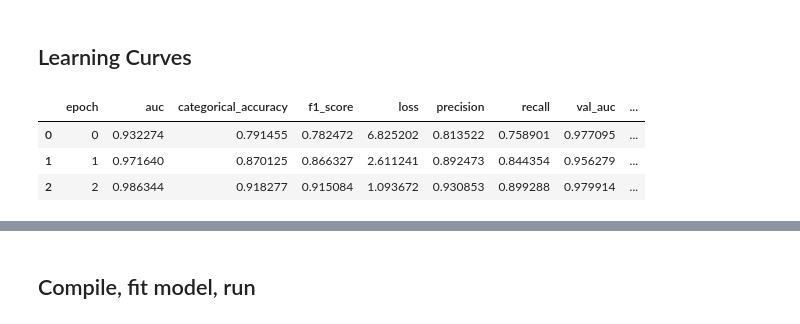
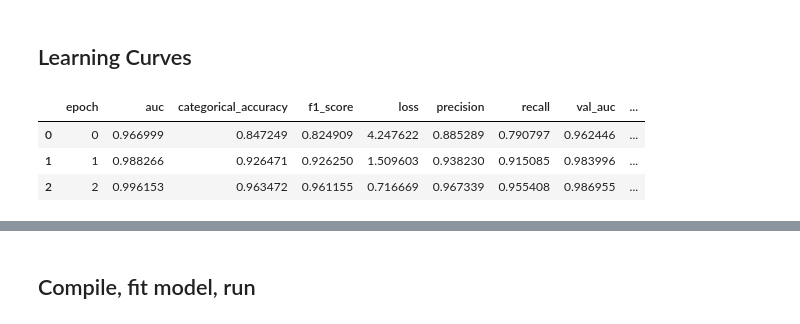
Before and after one commit to yxmauw/eye-disease-classification, a Jupyter notebook: InceptionResNetV2.ipynb, the cells around one changed output, grey strips where cells are left out. Cells and saved outputs as stored; diff of their text form; code cells hidden in the pictures.

```diff
--- a/InceptionResNetV2.ipynb
+++ b/InceptionResNetV2.ipynb
@@ -336,13 +360,13 @@ history = model.fit(train_ds, epochs=epochs, validation_data=val_ds, callbacks=c
 # %% [markdown]
 ## Learning Curves
 # %%
-history = pd.read_csv('drive/MyDrive/Colab Notebooks/NasNet_history.csv')
+history = pd.read_csv('drive/MyDrive/Colab Notebooks/IRN_history.csv')
 history.head(3)
 # %% [output]
 |  | epoch | auc | categorical_accuracy | f1_score | loss | precision | recall | val_auc | ... |
-| 0 | 0 | 0.932274 | 0.791455 | 0.782472 | 6.825202 | 0.813522 | 0.758901 | 0.977095 | ... |
-| 1 | 1 | 0.971640 | 0.870125 | 0.866327 | 2.611241 | 0.892473 | 0.844354 | 0.956279 | ... |
-| 2 | 2 | 0.986344 | 0.918277 | 0.915084 | 1.093672 | 0.930853 | 0.899288 | 0.979914 | ... |
+| 0 | 0 | 0.966999 | 0.847249 | 0.824909 | 4.247622 | 0.885289 | 0.790797 | 0.962446 | ... |
+| 1 | 1 | 0.988266 | 0.926471 | 0.926250 | 1.509603 | 0.938230 | 0.915085 | 0.983996 | ... |
+| 2 | 2 | 0.996153 | 0.963472 | 0.961155 | 0.716669 | 0.967339 | 0.955408 | 0.986955 | ... |
 # %%
 acc = history['categorical_accuracy']
 val_acc = history['val_categorical_accuracy']
```
Also changed, not shown: parts of 16 cells of this notebook.
